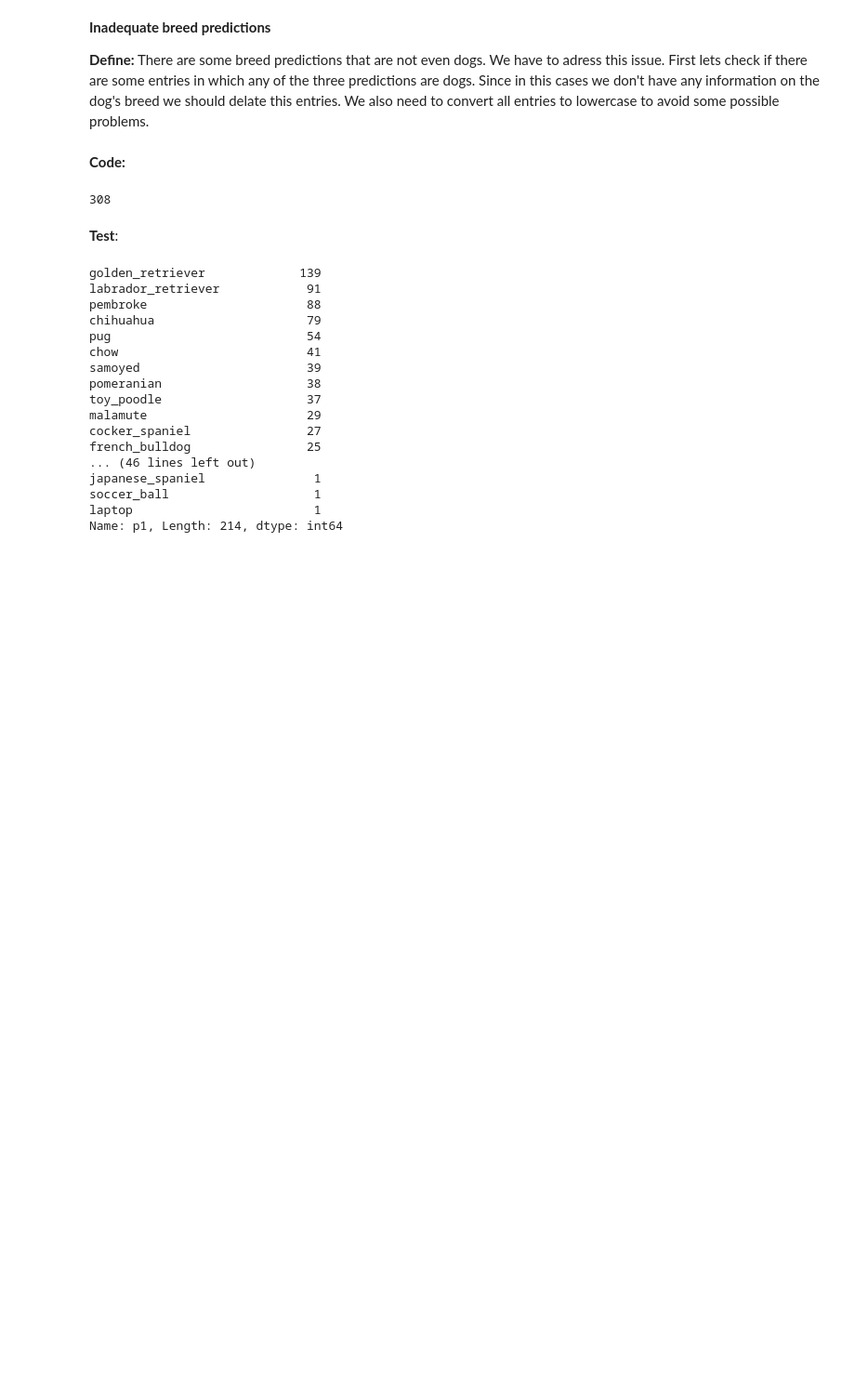
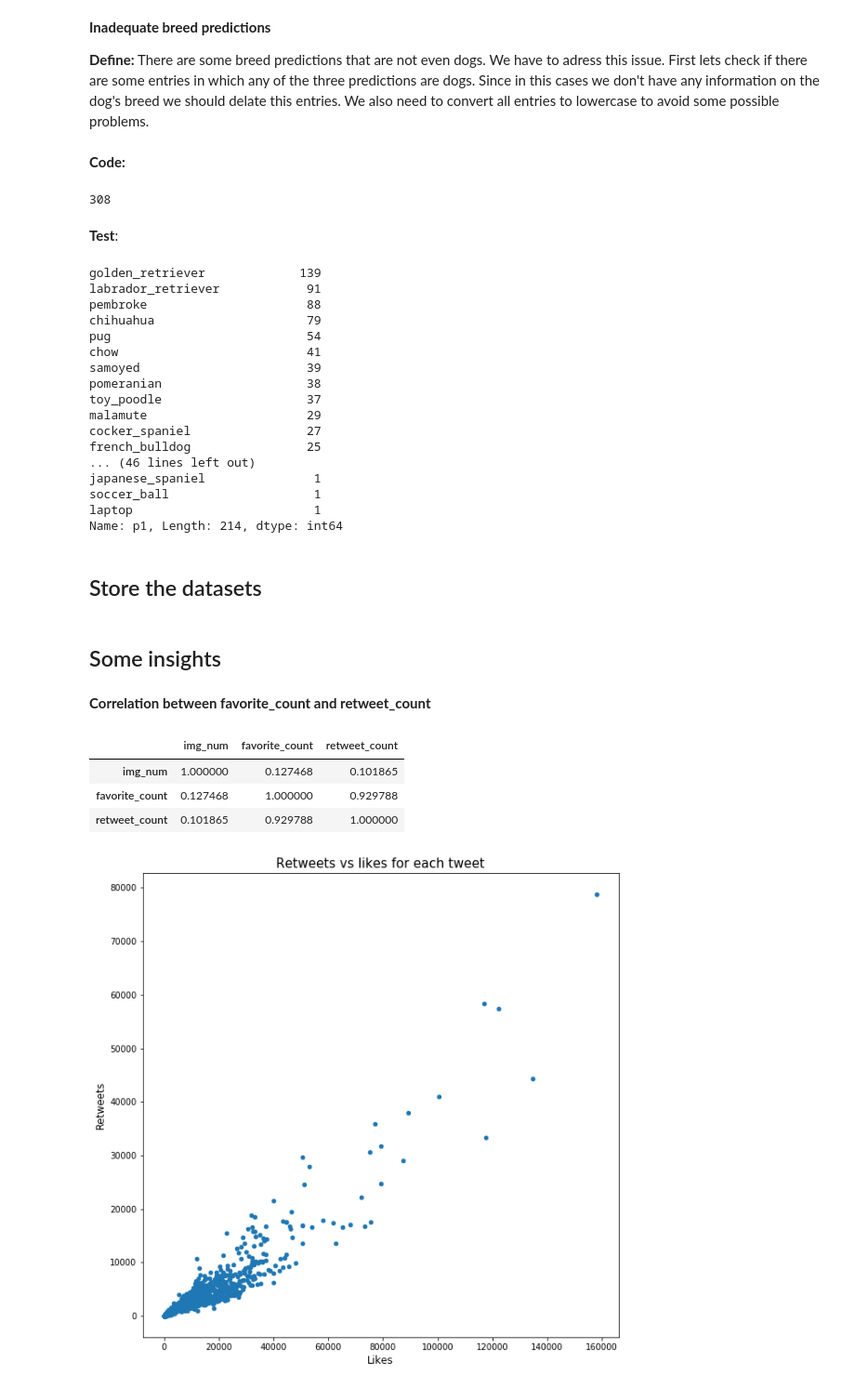
Before and after one commit to cnegrelli/Data_Wrangling_Project, a Jupyter notebook: wrangle_act.ipynb, the cells around one changed output. Shown: that part at 93% size. Saved outputs shown, nothing was run; the diff lists cells and outputs as text; code cells hidden in the pictures; blank space fills up the shorter version.

Commit message:
feat: some insights on the data
We provide some simple insigths on the data. Each observation is reinforced
by a plot.

```diff
--- a/wrangle_act.ipynb
+++ b/wrangle_act.ipynb
@@ -637,3 +640,5 @@ japanese_spaniel               1
 soccer_ball                    1
 laptop                         1
 Name: p1, Length: 214, dtype: int64
+# %% [markdown]
+## Store the datasets
@@ -639,0 +648,18 @@ Name: p1, Length: 214, dtype: int64
+# %% [markdown]
+## Some insights
+# %% [markdown]
+**Correlation between favorite_count and retweet_count**
+# %%
+tweets_clean.corr()
+# %% [output]
+|  | img_num | favorite_count | retweet_count |
+| img_num | 1.000000 | 0.127468 | 0.101865 |
+| favorite_count | 0.127468 | 1.000000 | 0.929788 |
+| retweet_count | 0.101865 | 0.929788 | 1.000000 |
+# %%
+tweets_clean.plot(x='favorite_count',y='retweet_count',kind='scatter',figsize=(10,10))
+plt.title('Retweets vs likes for each tweet',fontsize=15)
+plt.xlabel('Likes',fontsize=12)
+plt.ylabel('Retweets',fontsize=12);
+# %% [output]
+[figure, added]
```
Also changed, not shown: parts of 11 cells of this notebook.
